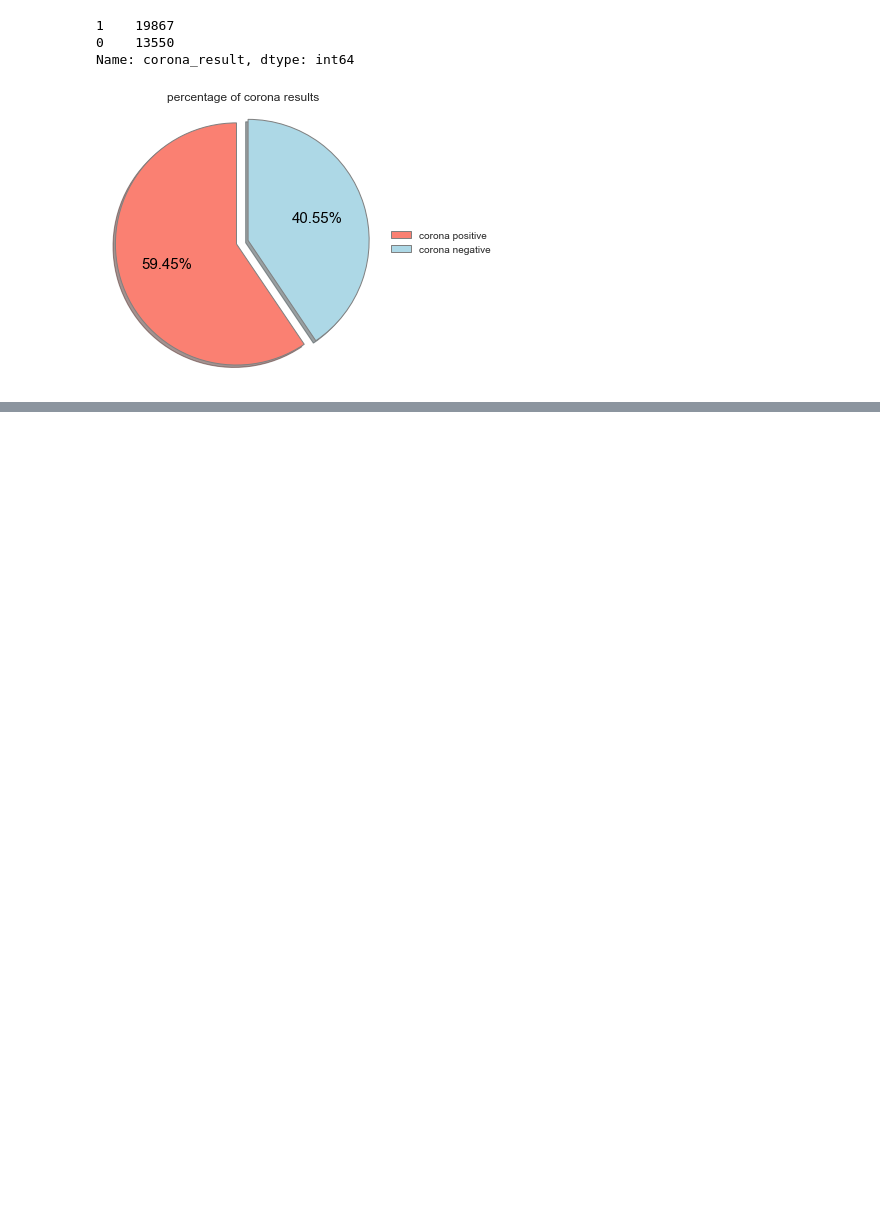
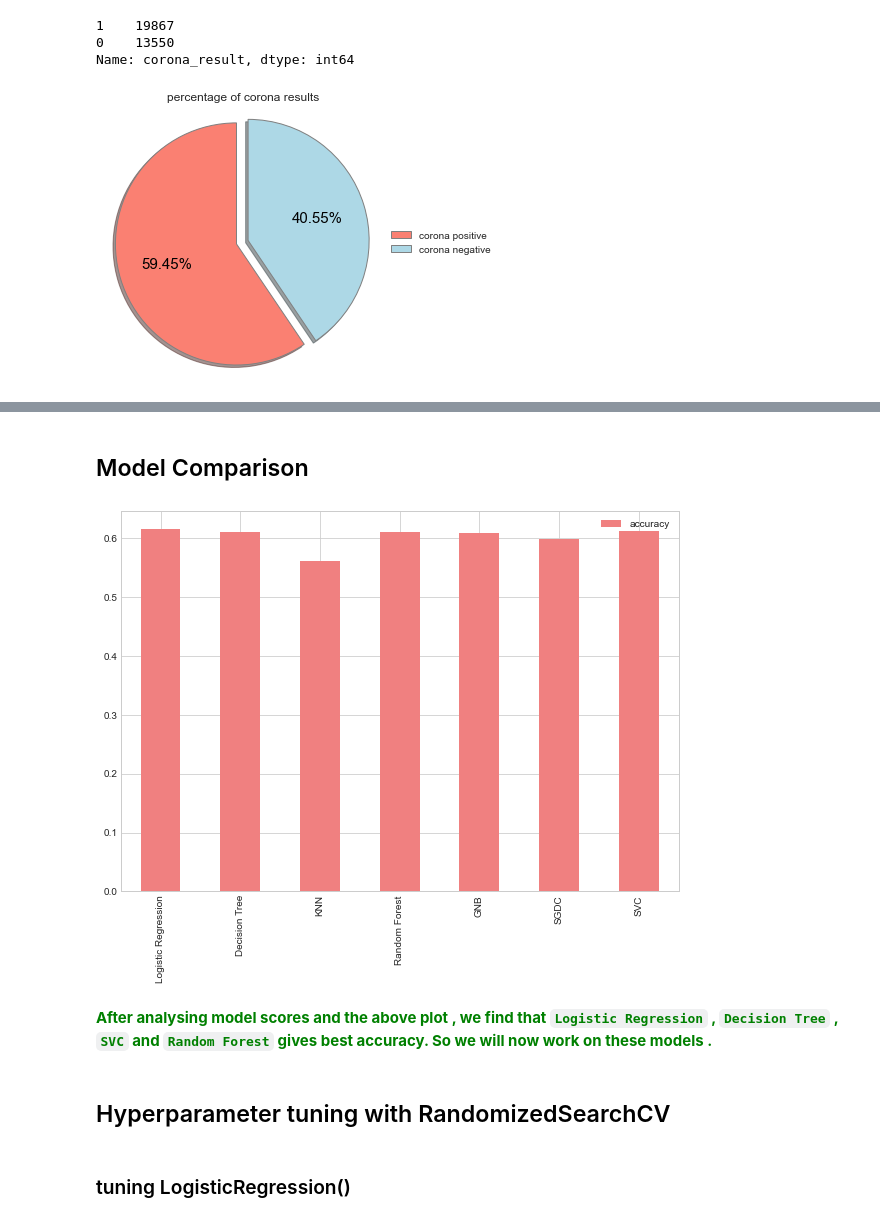
Before and after one commit to akshitasinghal4444/covid-prediction, a Jupyter notebook: covid-prediction.ipynb, the cells around one changed output, grey strips where cells are left out. Saved outputs shown, nothing was run; the diff lists cells and outputs as text; code cells hidden in the pictures; blank space fills up the shorter version.

```diff
--- a/covid-prediction.ipynb
+++ b/covid-prediction.ipynb
@@ -334,0 +375,6 @@ ax[3][1].legend(["no contact with confirmed","contact with confirmed"]);
+# %%
+x=df.drop("corona_result",axis=1)
+y=df["corona_result"]
+
+np.random.seed(42)
+x_train,x_test,y_train,y_test=train_test_split(x,y,test_size=0.2)
@@ -334,0 +403,32 @@ ax[3][1].legend(["no contact with confirmed","contact with confirmed"]);
+# %%
+# put models in a dictionary
+models={"Logistic Regression":LogisticRegression(),
+        "Decision Tree":DecisionTreeClassifier(),
+        "KNN":KNeighborsClassifier(),
+        "Random Forest":RandomForestClassifier(),
+        "GNB":GaussianNB(),
+        "SGDC":SGDClassifier(),
+        "SVC":SVC()
+       }
+# %%
+# create a function to fit and score models
+def fit_score(models,x_train,x_test,y_train,y_test):
+    """
+    fits and evaluates given ml models
+    models:dict of diff sklearn models
+    x_train:training data(no labels)
+    x_test:testing data (no labels)
+    y_train:training labels
+    y_test:testing labels
+    """
+    np.random.seed(42)
+
+    model_scores={}
+    for name,model in models.items():
+        model.fit(x_train,y_train)
+        model_scores[name]=model.score(x_test,y_test)
+    return model_scores
+# %%
+# checking scores of our models
+model_scores=fit_score(models,x_train,x_test,y_train,y_test)
+model_scores
@@ -334,0 +443,11 @@ ax[3][1].legend(["no contact with confirmed","contact with confirmed"]);
+# %% [markdown]
+## Model Comparison
+# %%
+model_compare=pd.DataFrame(model_scores,index=["accuracy"])
+model_compare.T.plot(kind="bar",figsize=(10,7),color="lightcoral");
+# %% [output]
+[figure, added]
+# %% [markdown]
+<font color="green">**After analysing model scores and the above plot , we find that `Logistic Regression` , `Decision Tree` , `SVC` and `Random Forest` gives best accuracy. So we will now work on these models .**</font>
+# %% [markdown]
+## Hyperparameter tuning with RandomizedSearchCV
@@ -334,0 +482,2 @@ ax[3][1].legend(["no contact with confirmed","contact with confirmed"]);
+# %% [markdown]
+### tuning LogisticRegression()
```
Also changed, not shown: parts of 64 cells of this notebook.
